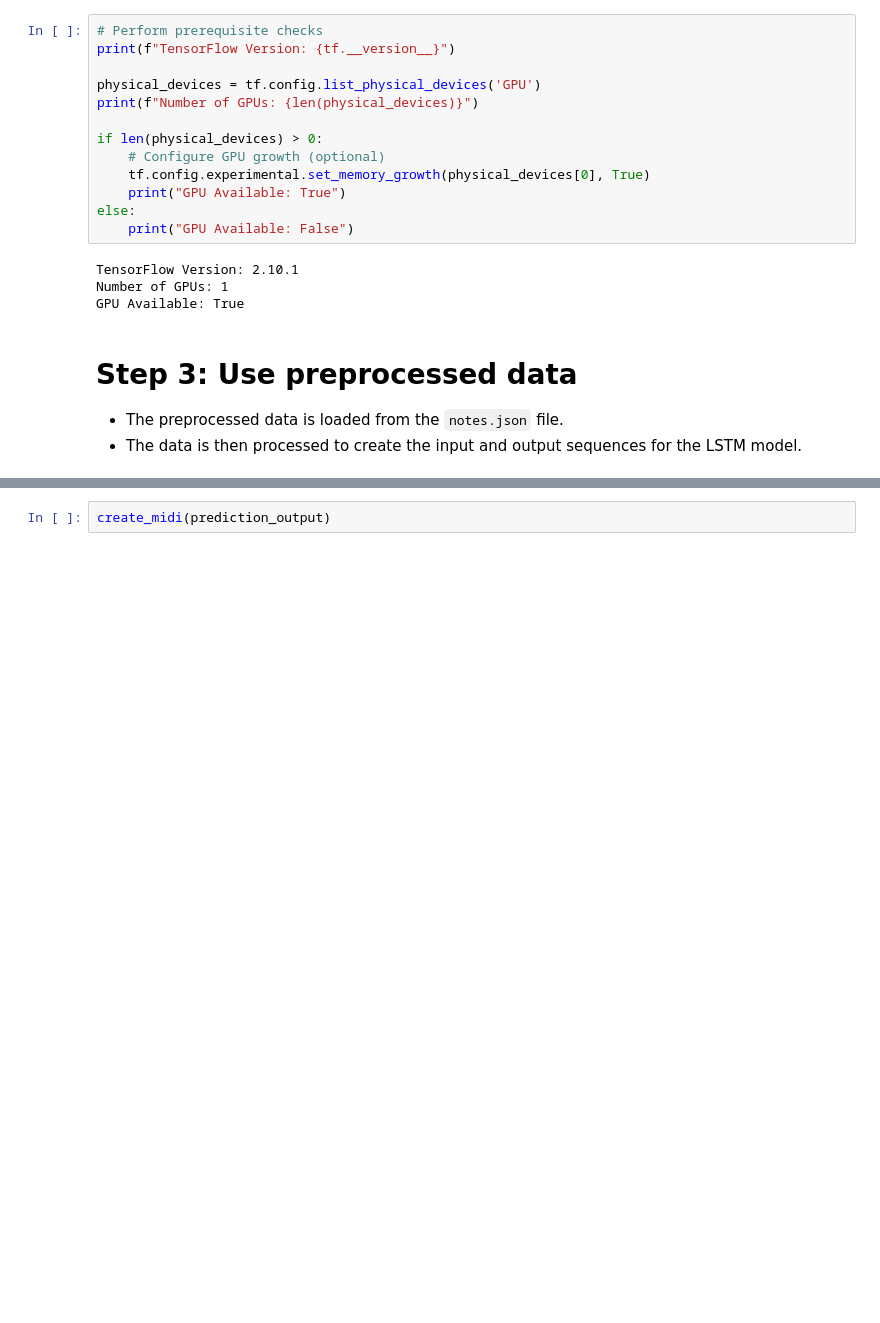
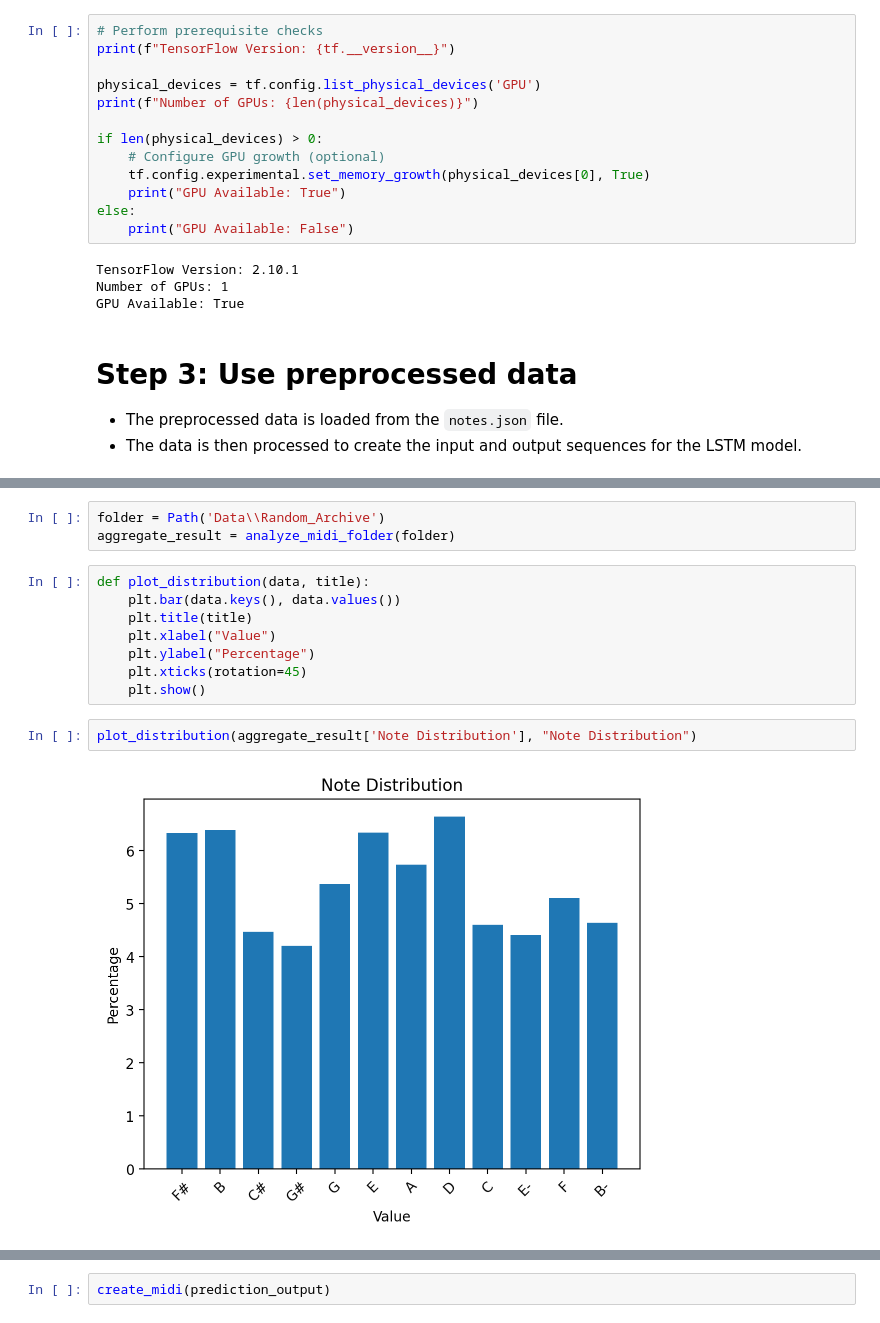
Before and after one commit to nh2seven/Immersic-Legacy, a Jupyter notebook: Immersic.ipynb, the cells around one changed output, grey strips where cells are left out. Saved outputs shown, nothing was run; the diff lists cells and outputs as text; blank space fills up the shorter version.

```diff
--- a/Immersic.ipynb
+++ b/Immersic.ipynb
@@ -171,0 +251,15 @@ pitchnames
+# %%
+folder = Path('Data\\Random_Archive')
+aggregate_result = analyze_midi_folder(folder)
+# %%
+def plot_distribution(data, title):
+    plt.bar(data.keys(), data.values())
+    plt.title(title)
+    plt.xlabel("Value")
+    plt.ylabel("Percentage")
+    plt.xticks(rotation=45)
+    plt.show()
+# %%
+plot_distribution(aggregate_result['Note Distribution'], "Note Distribution")
+# %% [output]
+[figure, added]
```
Also changed, not shown: parts of 20 cells of this notebook, 2 other files.
